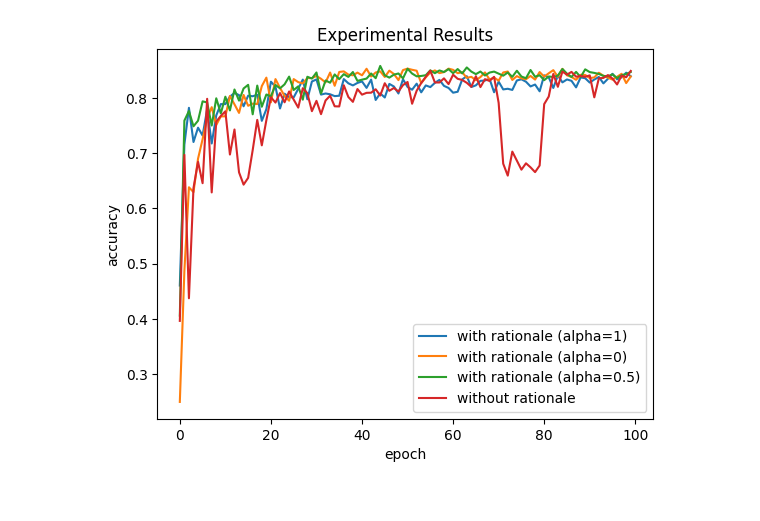
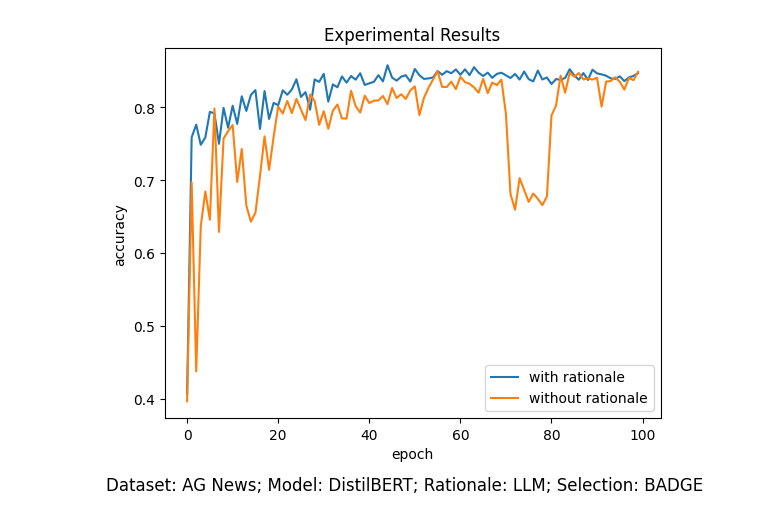
Before and after one commit to Ziyang-Yu/ALKD, a Jupyter notebook: draw.ipynb, the cells around one changed output. Drawn from its saved outputs; the diff is of its cells as text; code cells hidden in the pictures.

```diff
--- a/draw.ipynb
+++ b/draw.ipynb
@@ -16,15 +17,17 @@ with open('results/agnews/llm/2025-11-11-05-58-23') as f:
 # %%
 import matplotlib.pyplot as plt
 import numpy as np
 
-plt.plot(np.array(llm_cbm_alpha_1) * 0.01, label='with rationale (alpha=1)')
-plt.plot(np.array(llm_cbm_alpha_0) * 0.01, label='with rationale (alpha=0)')
-plt.plot(np.array(llm_cbm_alpha_0_5) * 0.01, label='with rationale (alpha=0.5)')
+# plt.plot(np.array(llm_cbm_alpha_1) * 0.01, label='with rationale (alpha=1)')
+# plt.plot(np.array(llm_cbm_alpha_0) * 0.01, label='with rationale (alpha=0)')
+plt.plot(np.array(llm_cbm_alpha_0_5) * 0.01, label='with rationale')
 plt.plot(np.array(llm) * 0.01, label='without rationale')    # x-axis is implicit: 0,1,2,3...
 plt.xlabel("epoch")
 plt.ylabel("accuracy")
 plt.legend()
 plt.title("Experimental Results")
+txt="Dataset: AG News; Model: DistilBERT; Rationale: LLM; Selection: BADGE"
+plt.figtext(0.5, -0.04, txt, wrap=True, horizontalalignment='center', fontsize=12)
 plt.show()
 # %% [output]
-[figure, old version]
+[figure, new version]
```
Also changed, not shown: parts of 3 cells of this notebook, 3 other files.
